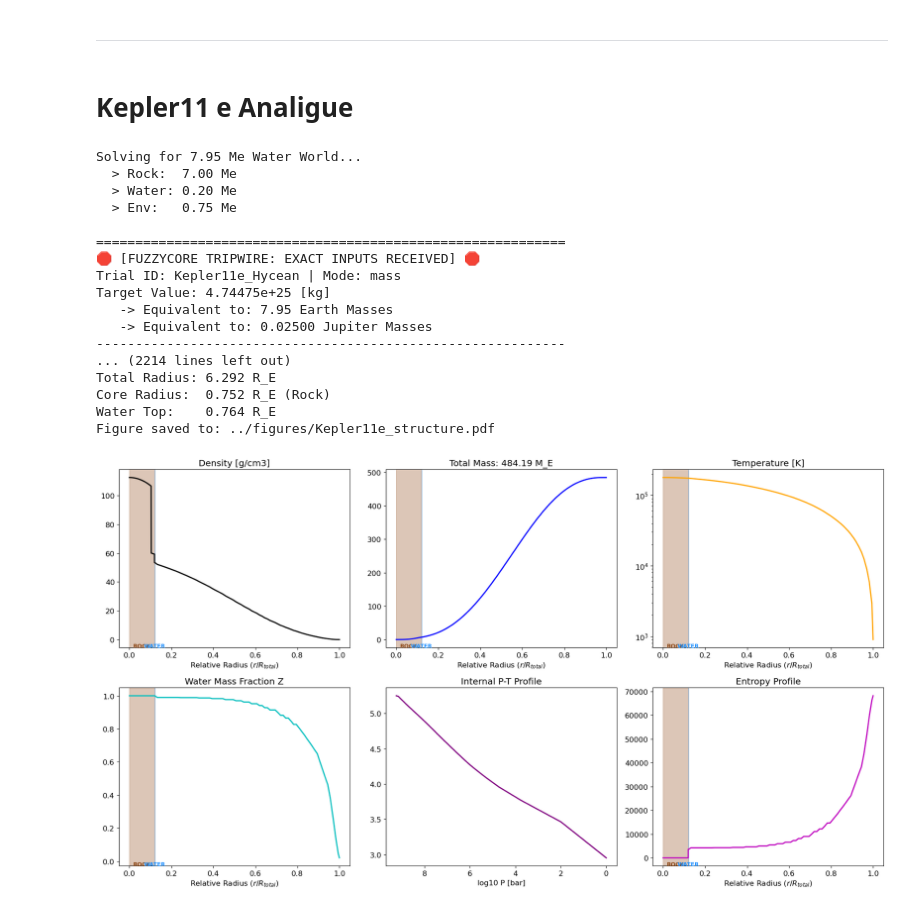
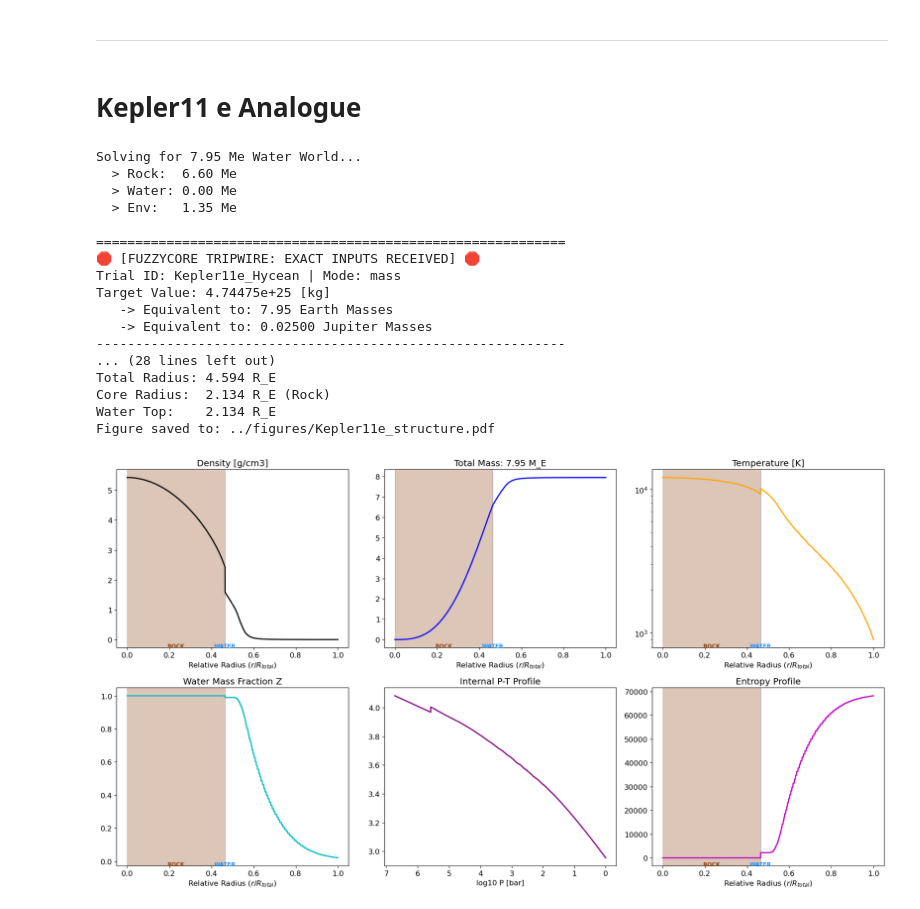
Before and after one commit to ChristianSWilkinson/fuzzycore, a Jupyter notebook: notebooks/planet_tests.ipynb, the cells around one changed output. Saved outputs shown, nothing was run; the diff lists cells and outputs as text; code cells hidden in the pictures.

```diff
--- a/notebooks/planet_tests.ipynb
+++ b/notebooks/planet_tests.ipynb
@@ -24,7 +24,7 @@ params = {
     'P_surf': 1.0,
     'T_surf': 200.0,
     'z_base': 0.01,
-    'sigma_val': 0.0,
+    'sigma_val': 0.05,
     'debug': True
 }
 
@@ -72,17 +72,6 @@ result = solver.solve_structure(
     csv_file="../data/test_run.csv",
     write_lock=utils.DummyLock()
 )
-
-# 6. Check results and plot
-if result:
-    print(f"Success! Calculated Mass: {result['M'][-1] / c.M_JUPITER:.3f} M_J")
-    print(f"Radius found: {np.max(result['R']) / c.R_JUPITER:.3f} R_J")
-
-    # Visualize
-    plotting.plot_diagnostics(result)
-    plotting.plot_trajectory_on_eos(result, params, max_plots=9)
-else:
-    print("Solver failed to converge on a valid structure.")
 # %% [output]
 Warm Start: Found similar model in DB. Initial log_Pc = 8.5750
 Solving for 1.0 M_J planet...
@@ -310,18 +315,18 @@ Figure saved to: ../figures/GJ_1214_b_structure.pdf
 # %% [markdown]
 ---------
 # %% [markdown]
-# Kepler11 e Analigue
+# Kepler11 e Analogue
 # %%
 # 1. Setup Parameters for K2-18b (Hycean Candidate)
 M_Kepler11e = 7.945 * c.M_EARTH  # Refined Mass
 
 params = {
     # Interior: Must be small to allow a massive, thick envelope
-    'M_rock': 7 * c.M_EARTH,
+    'M_rock': 6.6 * c.M_EARTH,
 
     # We set water to 0.0. Kepler-11e is too hot and gas-dominated
     # for a distinct liquid/ice mantle. Metals are mixed in the envelope.
-    'M_water': 0.2 * c.M_EARTH,
+    'M_water': 0 * c.M_EARTH,
 
     # Surface Conditions
     'P_surf': 1.0,
@@ -387,41 +392,41 @@ result = solver.solve_structure(
     params=params,
     mode='mass',
     trial_id="Kepler11e_Hycean",
     csv_file="hycean_runs.csv",
     write_lock=utils.DummyLock()
 )
 
 # 5. Quick Result Check
 if result:
     print("\n--- SOLUTION FOUND ---")
     print(f"Total Mass:   {result['M_total']/c.M_EARTH:.3f} M_E")
     print(f"Total Radius: {result['R_total']/c.R_EARTH:.3f} R_E")
     print(f"Core Radius:  {result['R_rock']/c.R_EARTH:.3f} R_E (Rock)")
     print(f"Water Top:    {result['R_int']/c.R_EARTH:.3f} R_E")
 
     # Plotting
     plotting.plot_diagnostics(result, save_name="Kepler11e_structure")
 else:
     print("\n[FAILED] Solver could not converge.")
 # %% [output]
 Solving for 7.95 Me Water World...
-  > Rock:  7.00 Me
-  > Water: 0.20 Me
-  > Env:   0.75 Me
+  > Rock:  6.60 Me
+  > Water: 0.00 Me
+  > Env:   1.35 Me
 
 ============================================================
 🛑 [FUZZYCORE TRIPWIRE: EXACT INPUTS RECEIVED] 🛑
 Trial ID: Kepler11e_Hycean | Mode: mass
 Target Value: 4.74475e+25 [kg]
    -> Equivalent to: 7.95 Earth Masses
    -> Equivalent to: 0.02500 Jupiter Masses
 ------------------------------------------------------------
-... (2214 lines left out)
-Total Radius: 6.292 R_E
-Core Radius:  0.752 R_E (Rock)
-Water Top:    0.764 R_E
+... (28 lines left out)
+Total Radius: 4.594 R_E
+Core Radius:  2.134 R_E (Rock)
+Water Top:    2.134 R_E
 Figure saved to: ../figures/Kepler11e_structure.pdf
-[figure, old version]
+[figure, new version]
 # %%
 
 if result:
```
Also changed, not shown: parts of 4 cells of this notebook, 11 other files.
